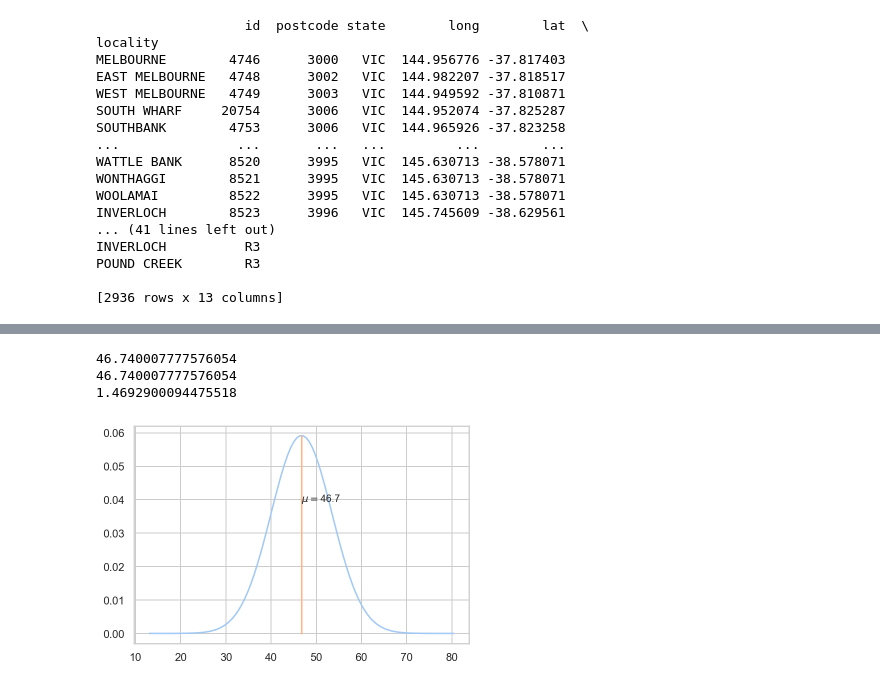
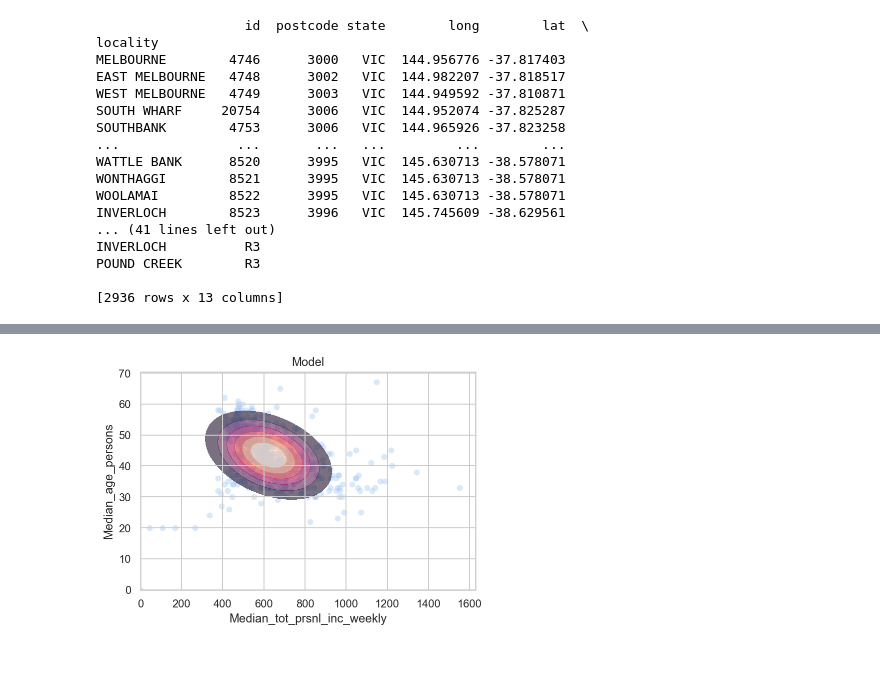
Before and after one commit to caleblau97/victoria_stats, a Jupyter notebook: vic_locality_polygon_shp/vic_suburbs.ipynb, the cells around one changed output, grey strips where cells are left out. Drawn from its saved outputs; the diff is of its cells as text; code cells hidden in the pictures; blank space fills up the shorter version.

Commit message:
generalized and refined, can now calculate probability of x1<b<x2 given a

```diff
--- a/vic_locality_polygon_shp/vic_suburbs.ipynb
+++ b/vic_locality_polygon_shp/vic_suburbs.ipynb
@@ -374,34 +296,32 @@ plt.show()
-# %%
-#given personal income=800 what is age
-#age|income=800
-#y1|y2=a
-
-a=431
-#print(ybar1d)
-#print(cov)
-mu_cond=ybar1d[0]+cov[0,1]*(cov[1,1]**(-1))*(a-ybar1d[1])
-#print(cov[0,1])
-cov_cond=cov[0,0]-cov[0,1]*(cov[1,1]**(-1))*cov[1,0]
-print(mu_cond)
-#print(cov_cond)
-std=np.sqrt(cov_cond)
-#print(std)
-
-def _gauss1d(x,sig,mu):
-    return (1/(sig*np.sqrt(2*np.pi)))*np.exp(-1/2*((x-mu)**2/sig**2))
-x=np.linspace(-5*std+mu_cond,5*std+mu_cond,100)
-
-y=_gauss1d(x,std,mu_cond)
-fig, ax = plt.subplots()
-ax.plot(x,y)
-ax.plot(np.repeat(mu_cond,len(x)),np.linspace(0,np.max(y),len(y)))
-#ax.plot(np.mu)
-#print(int(0.5*len(y)))
-print(mu_cond)
-ax.annotate('$\mu=$'+str(np.around(mu_cond,decimals=1)), xy=(mu_cond,np.max(y)/1.5))#, arrowprops=dict(facecolor='black', shrink=0.05)#xytext=(3, 1.5)
-print(np.sum(y))
-# %% [output]
-46.740007777576054
-46.740007777576054
-1.4692900094475518
-[figure, removed]
+# %%
+
+ybar1d=np.mean(datas,axis=0).values
+
+ybar=ybar1d[np.newaxis]
+
+yybar=np.dot(ybar.T,ybar)
+
+left=(1/len(datas))*np.dot(datas.T,datas)
+
+
+cov=left-yybar
+
+
+size=100
+x, y = np.mgrid[np.min(ydata):np.max(ydata):0.1, np.min(xdata):np.max(xdata):0.1]
+pos = np.dstack((x, y))
+rv = multivariate_normal(ybar1d, cov)
+
+fig2 = plt.figure()
+ax2 = fig2.add_subplot(111)
+
+ax2.scatter(xdata,ydata,alpha=0.4,lw = 0,zorder=-1)
+levels=np.linspace(0,np.max(rv.pdf(pos)),8)
+ax2.contourf(y, x, rv.pdf(pos),zorder=0,alpha=0.6,levels=levels[1:])
+
+ax2.set_title('Model')
+ax2.set_ylabel(y_name)
+ax2.set_xlabel(x_name)
+plt.show()
+# %% [output]
+[figure, added]
```
Also changed, not shown: parts of 6 cells of this notebook.
